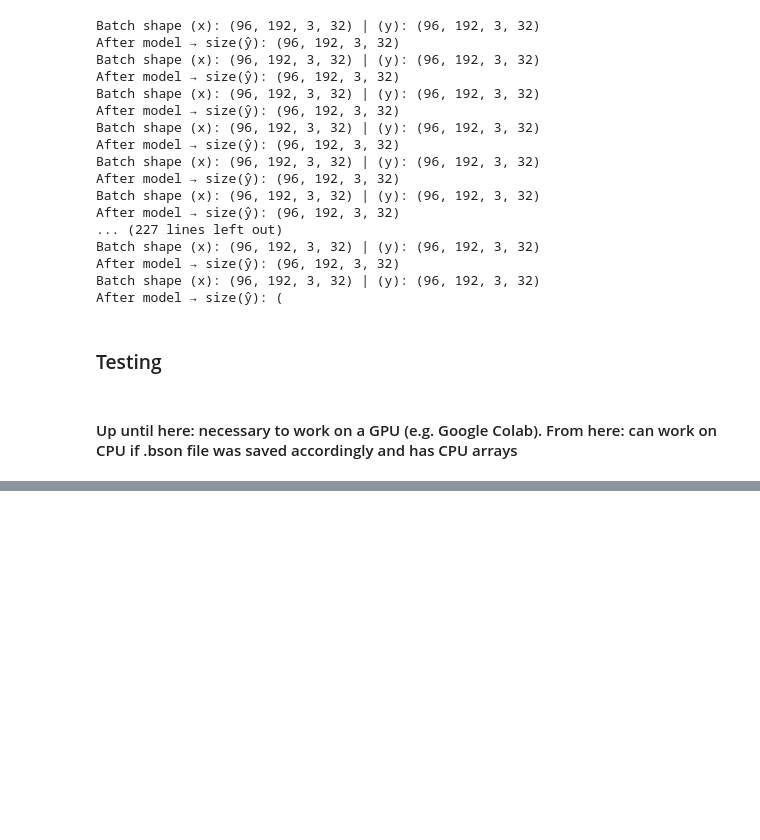
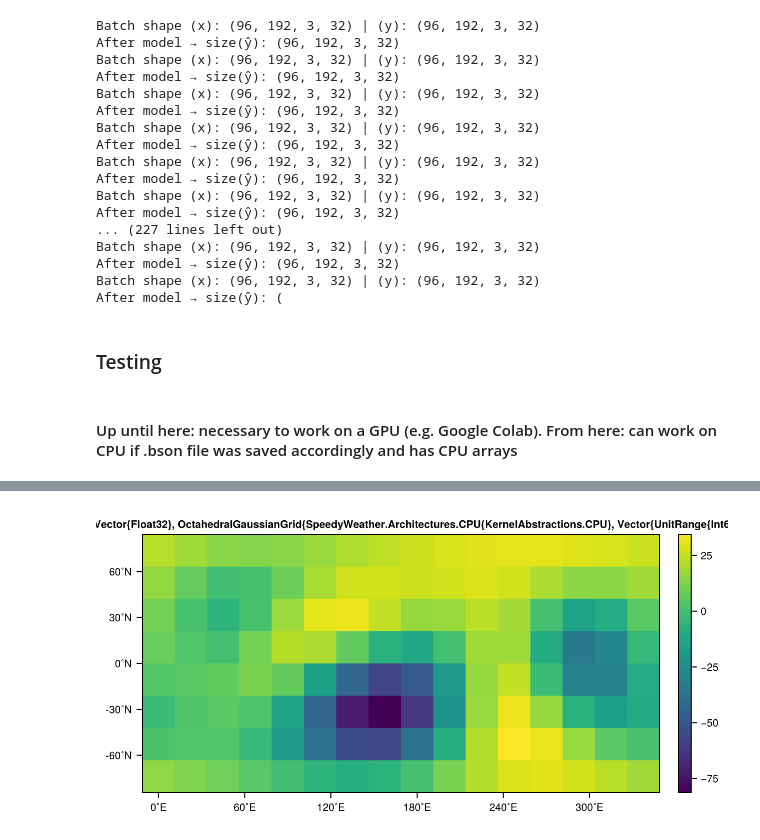
Before and after one commit to marcelovilla/neural-vortex, a Jupyter notebook: models/FNO/FNO2D.ipynb, the cells around one changed output, grey strips where cells are left out. Drawn from its saved outputs; the diff is of its cells as text; code cells hidden in the pictures; blank space fills up the shorter version.

```diff
--- a/models/FNO/FNO2D.ipynb
+++ b/models/FNO/FNO2D.ipynb
@@ -682,0 +694,18 @@ Loaded validation data: (96, 192, 3, 97)
+# %%
+using JLD2, CairoMakie
+using SpeedyWeather.RingGrids
+CM = CairoMakie
+
+# Load SpeedyWeather output
+data = JLD2.load("../../run_0001/trunc_5.jld2")
+
+# Grab diagnostics at final timestep
+diag = data["output_vector"][385][2] ##385 is the first time step in x_test
+
+# This is an OctahedralGaussianGrid field
+vor_field = diag.grid.vor_grid[:, 1]
+
+# Plot directly (Makie knows how to handle OctahedralGaussianGrid)
+CM.heatmap(vor_field)
+# %% [output]
+[figure, added]
```
Also changed, not shown: parts of 18 cells of this notebook, 3 other files.
